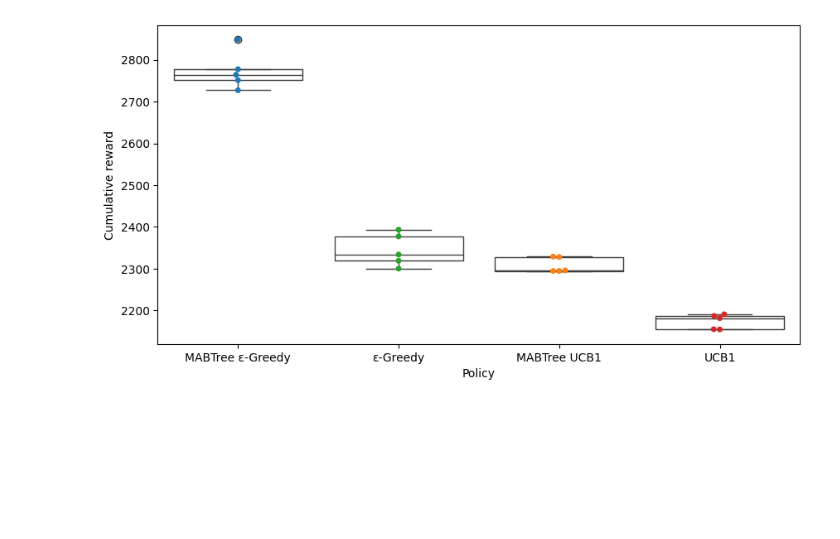
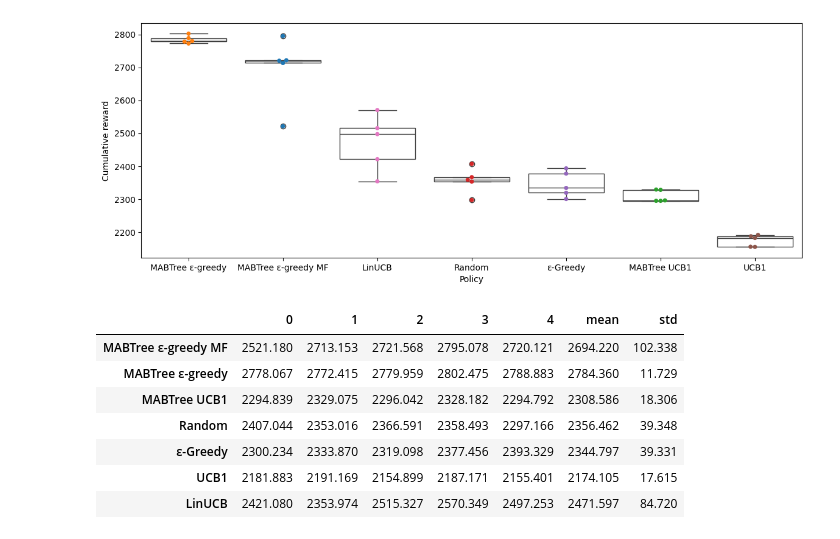
Before and after one commit to rik1599/recsys4good, a Jupyter notebook: evaluate.ipynb, the cells around one changed output. Cells and saved outputs as stored; diff of their text form; code cells hidden in the pictures; blank space fills up the shorter version.

Commit message:
Add MABTree algorithms to cumulative reward table and update LinUCB results in baseline CSV

```diff
--- a/evaluate.ipynb
+++ b/evaluate.ipynb
@@ -30,18 +47,18 @@ plt.show()
 # %%
 import seaborn as sns
 lasted = df.groupby(level=0, sort=False).last().T
 rank = lasted.median().sort_values(ascending=False).index
 
-plt.figure(figsize=(10, 5))
+plt.figure(figsize=(14, 5))
 sns.boxplot(data=lasted, color='white', order=rank)
 sns.swarmplot(data=lasted)
 #plt.title('Cumulated reward distribution at 2024-11-30')
 plt.ylabel('Cumulative reward')
 plt.xlabel('Policy')
 plt.savefig('./out/cumulative_reward_2.pdf', format='pdf')
 plt.show()
 # %% [output]
-[figure, old version]
+[figure, new version]
 # %%
 def highlight_max(s):
     d = s.sort_values(ascending=False)
@@ -54,10 +71,23 @@ def highlight_max(s):
     return [style.get(v, '') for v in s.index]
 
 
-lasted.reset_index(drop=True).T.assign(
+styled = lasted.reset_index(drop=True).T.assign(
     mean=lasted.mean(axis=0),
     std=lasted.std(axis=0),
-).style.apply(highlight_max, axis=0).format('{:.3f}').format_index(escape='latex').to_latex(
+).style.apply(highlight_max, axis=0).format('{:.3f}')
+
+styled.format_index(escape='latex').to_latex(
     './out/cumulative_reward_table.tex',
     hrules=True,
     caption='Cumulated reward at 2024-11-30')
+
+styled
+# %% [output]
+|  | 0 | 1 | 2 | 3 | 4 | mean | std |
+| MABTree ε-greedy MF | 2521.180 | 2713.153 | 2721.568 | 2795.078 | 2720.121 | 2694.220 | 102.338 |
+| MABTree ε-greedy | 2778.067 | 2772.415 | 2779.959 | 2802.475 | 2788.883 | 2784.360 | 11.729 |
+| MABTree UCB1 | 2294.839 | 2329.075 | 2296.042 | 2328.182 | 2294.792 | 2308.586 | 18.306 |
+| Random | 2407.044 | 2353.016 | 2366.591 | 2358.493 | 2297.166 | 2356.462 | 39.348 |
+| ε-Greedy | 2300.234 | 2333.870 | 2319.098 | 2377.456 | 2393.329 | 2344.797 | 39.331 |
+| UCB1 | 2181.883 | 2191.169 | 2154.899 | 2187.171 | 2155.401 | 2174.105 | 17.615 |
+| LinUCB | 2421.080 | 2353.974 | 2515.327 | 2570.349 | 2497.253 | 2471.597 | 84.720 |
```
Also changed, not shown: parts of 2 cells of this notebook, 5 other files.
